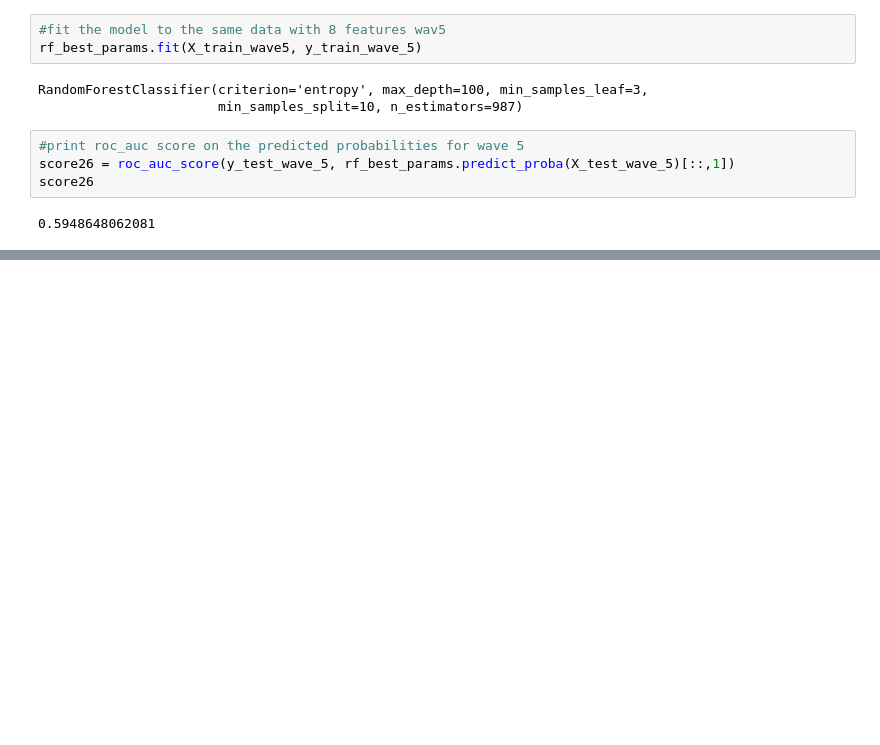
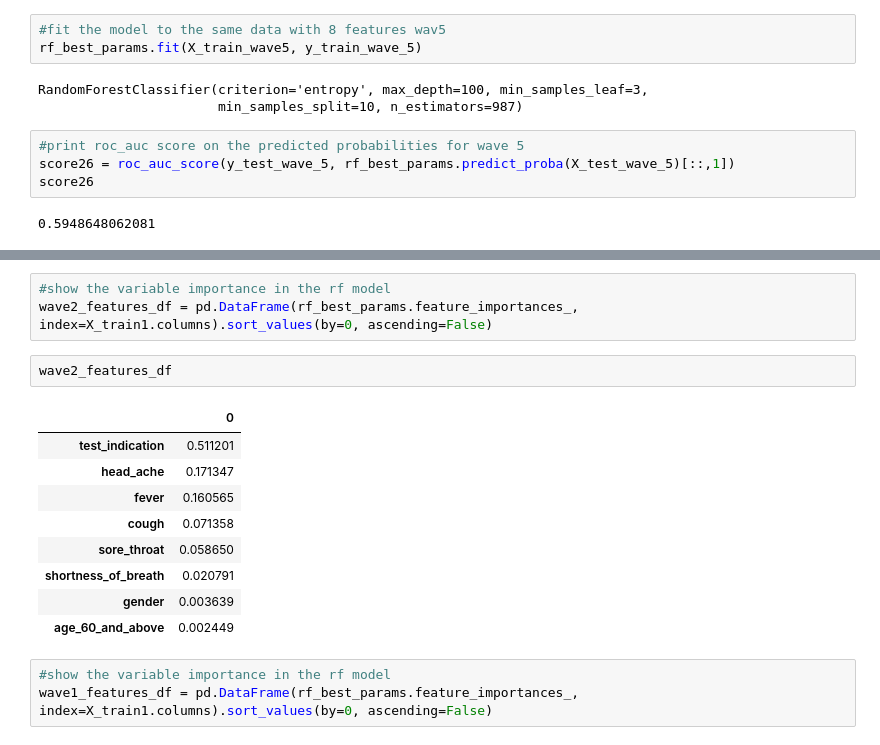
Before and after one commit to faaiz-25/covid_19_hackathon, a Jupyter notebook: random_forest_model_v2.ipynb, the cells around one changed output, grey strips where cells are left out. Cells and saved outputs as stored; diff of their text form; blank space fills up the shorter version.

```diff
--- a/random_forest_model_v2.ipynb
+++ b/random_forest_model_v2.ipynb
@@ -409,0 +455,18 @@ score26
+# %%
+#show the variable importance in the rf model
+wave2_features_df = pd.DataFrame(rf_best_params.feature_importances_, index=X_train1.columns).sort_values(by=0, ascending=False)
+# %%
+wave2_features_df
+# %% [output]
+|  | 0 |
+| test_indication | 0.511201 |
+| head_ache | 0.171347 |
+| fever | 0.160565 |
+| cough | 0.071358 |
+| sore_throat | 0.058650 |
+| shortness_of_breath | 0.020791 |
+| gender | 0.003639 |
+| age_60_and_above | 0.002449 |
+# %%
+#show the variable importance in the rf model
+wave1_features_df = pd.DataFrame(rf_best_params.feature_importances_, index=X_train1.columns).sort_values(by=0, ascending=False)
```
Also changed, not shown: parts of 7 cells of this notebook.
